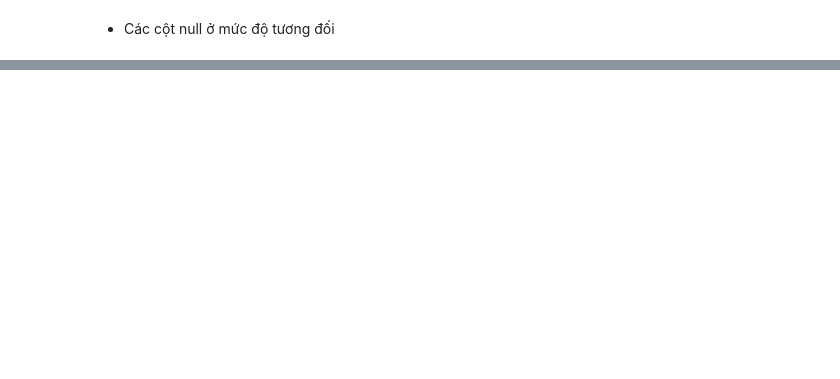
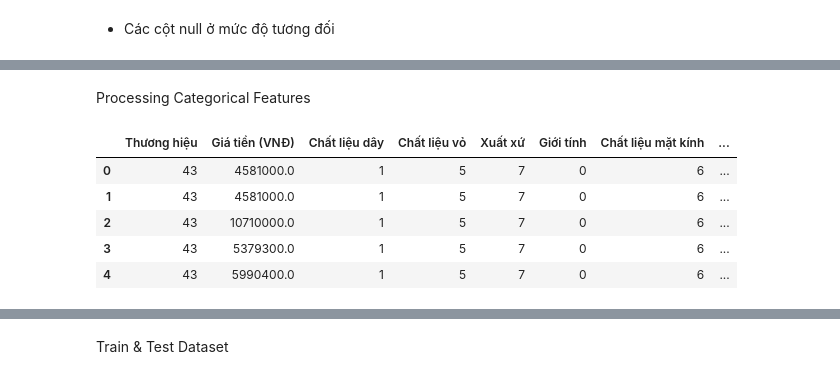
Before and after one commit to ZoanHy/DataScience_End_Semester, a Jupyter notebook: FeatureEngineering.ipynb, the cells around one changed output, grey strips where cells are left out. Drawn from its saved outputs; the diff is of its cells as text; code cells hidden in the pictures; blank space fills up the shorter version.

```diff
--- a/FeatureEngineering.ipynb
+++ b/FeatureEngineering.ipynb
@@ -454,0 +123,38 @@ time: 0 ns (started: 2023-05-21 12:49:00 +07:00)
+# %% [markdown]
+Processing Categorical Features
+# %%
+from sklearn.preprocessing import LabelEncoder
+
+name_cols_numeric = [
+    "Giá tiền (VNĐ)",
+    "Độ chịu nước (ATM)",
+    "Kích cỡ (mm)",
+]
+
+name_cols = list(df_watch.columns)
+
+for val in name_cols:
+    if val in name_cols_numeric:
+        name_cols.remove(val)
+
+name_cols_cate = name_cols
+
+
+def encoding_category_col(df, lst_col):
+    for val in lst_col:
+        le = LabelEncoder()
+        df[val] = le.fit_transform(df[val])
+
+    return df
+
+
+df_watch = encoding_category_col(df_watch, name_cols_cate)
+
+df_watch.head()
+# %% [output]
+|  | Thương hiệu | Giá tiền (VNĐ) | Chất liệu dây | Chất liệu vỏ | Xuất xứ | Giới tính | Chất liệu mặt kính | ... |
+| 0 | 43 | 4581000.0 | 1 | 5 | 7 | 0 | 6 | ... |
+| 1 | 43 | 4581000.0 | 1 | 5 | 7 | 0 | 6 | ... |
+| 2 | 43 | 10710000.0 | 1 | 5 | 7 | 0 | 6 | ... |
+| 3 | 43 | 5379300.0 | 1 | 5 | 7 | 0 | 6 | ... |
+| 4 | 43 | 5990400.0 | 1 | 5 | 7 | 0 | 6 | ... |
@@ -454,0 +162,2 @@ time: 0 ns (started: 2023-05-21 12:49:00 +07:00)
+# %% [markdown]
+Train & Test Dataset
```
Also changed, not shown: parts of 50 cells of this notebook, 4 other files.
